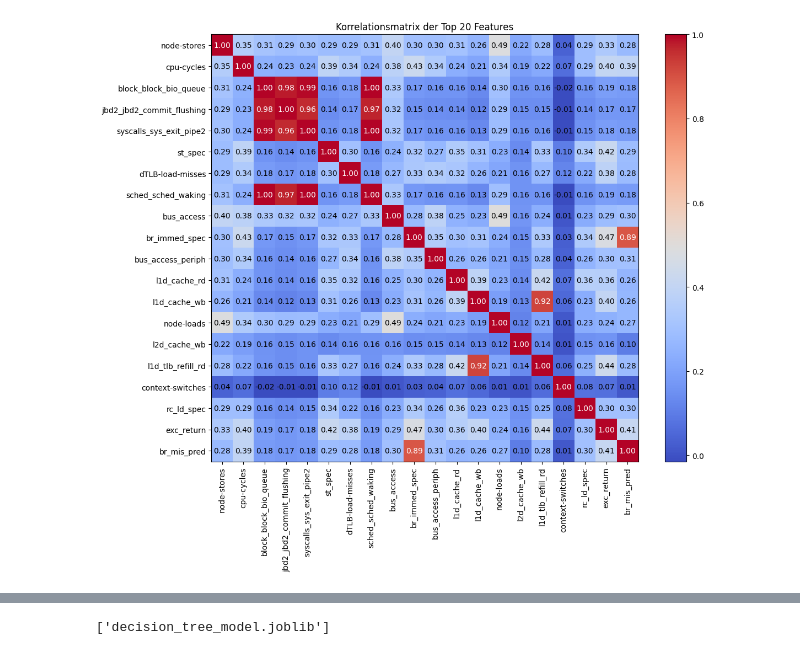
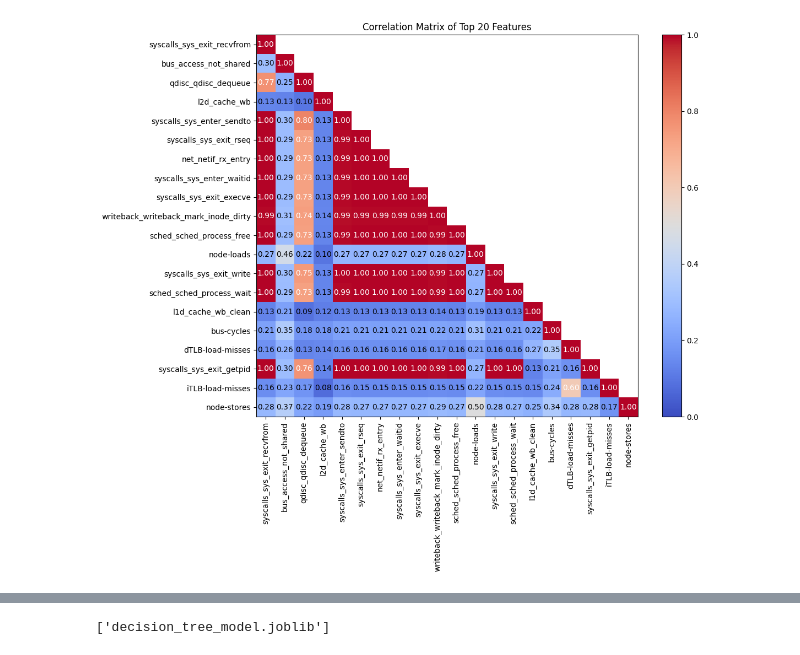
Before and after one commit to DrBaldri4n/Bachelor_Thesis, a Jupyter notebook: code/3_DT_featureselection.ipynb, the cells around one changed output, grey strips where cells are left out. Saved outputs shown, nothing was run; the diff lists cells and outputs as text; code cells hidden in the pictures.

```diff
--- a/code/3_DT_featureselection.ipynb
+++ b/code/3_DT_featureselection.ipynb
@@ -122,8 +71,0 @@ Name: count, dtype: int64
-# %%
-# Die Wichtigkeiten und Namen holen
-importances = model.feature_importances_
-feature_names = X_train.columns
-
-# Als Series sortieren
-feat_imp = pd.Series(importances, index=feature_names)
-top_features = feat_imp.sort_values(ascending=False).head(20)
@@ -150,28 +92,41 @@ dtype: float64
 # %%
-
 import matplotlib.pyplot as plt
 import numpy as np
 
-X_top20 = X_train[top20_names]
+# Verwende die Top 20 Features aus deinem vorherigen Schritt
+top20_features = top_features.index
+
+# Erstelle Subset mit den Top 20 Features aus X
+X_top20 = X[top20_features]
+
+# Berechne Korrelationsmatrix
 corr_matrix = X_top20.corr()
 
+# Erstelle Maske für obere Dreiecksmatrix
+mask = np.triu(np.ones(corr_matrix.shape), k=1).astype(bool)
+
+# Wende Maske an (setzt obere Dreiecksmatrix auf NaN, damit nur untere sichtbar ist)
+corr_matrix_masked = corr_matrix.mask(mask)
 
 plt.figure(figsize=(12, 10))
-plt.imshow(corr_matrix, cmap='coolwarm', interpolation='nearest')
+plt.imshow(corr_matrix_masked, cmap='coolwarm', interpolation='nearest', vmin=0, vmax=1)
 plt.colorbar()
-plt.title("Korrelationsmatrix der Top 20 Features")
+plt.title("Correlation Matrix of Top 20 Features")
+
+# Achsenbeschriftung
 plt.xticks(range(len(corr_matrix.columns)), corr_matrix.columns, rotation=90)
 plt.yticks(range(len(corr_matrix.columns)), corr_matrix.columns)
 
-# Korrelationswerte in Matrix drucken
+# Korrelationswerte nur in der unteren Dreiecksmatrix anzeigen
 for i in range(len(corr_matrix.columns)):
     for j in range(len(corr_matrix.columns)):
-        wert = corr_matrix.iloc[i, j]
-        # Weiße Schrift bei starkem Zusammenhang für bessere Lesbarkeit
-        farbe = 'white' if abs(wert) > 0.5 else 'black'
-        plt.text(j, i, f'{wert:.2f}', ha='center', va='center', color=farbe)
+        if i >= j:
+            value = corr_matrix.iloc[i, j]
+            color = 'white' if abs(value) > 0.5 else 'black'
+            plt.text(j, i, f'{value:.2f}', ha='center', va='center', color=color)
 
 plt.tight_layout()
+plt.savefig('plots/corrlationMatrix_DT_firstrun.png')
 plt.show()
 # %% [output]
-[figure, old version]
+[figure, new version]
```
Also changed, not shown: parts of 11 cells of this notebook, 35 other files.
